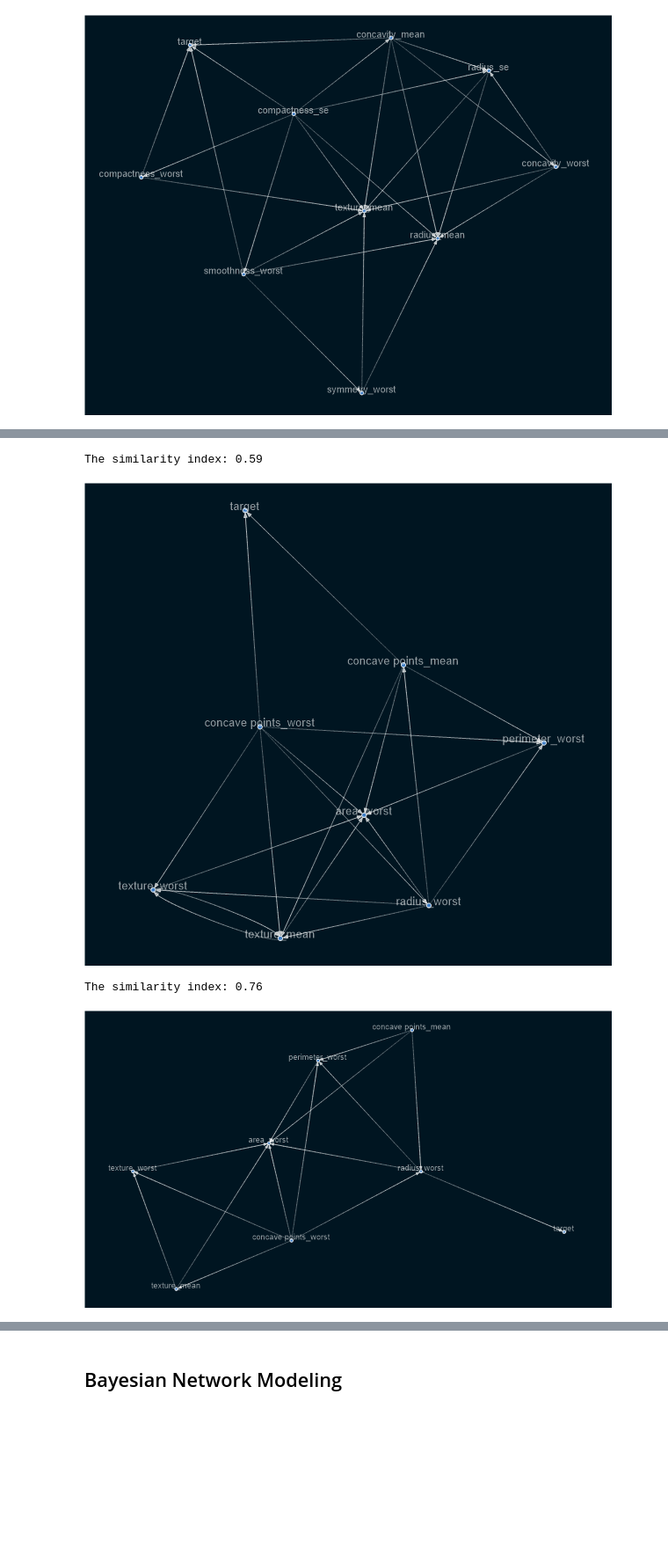
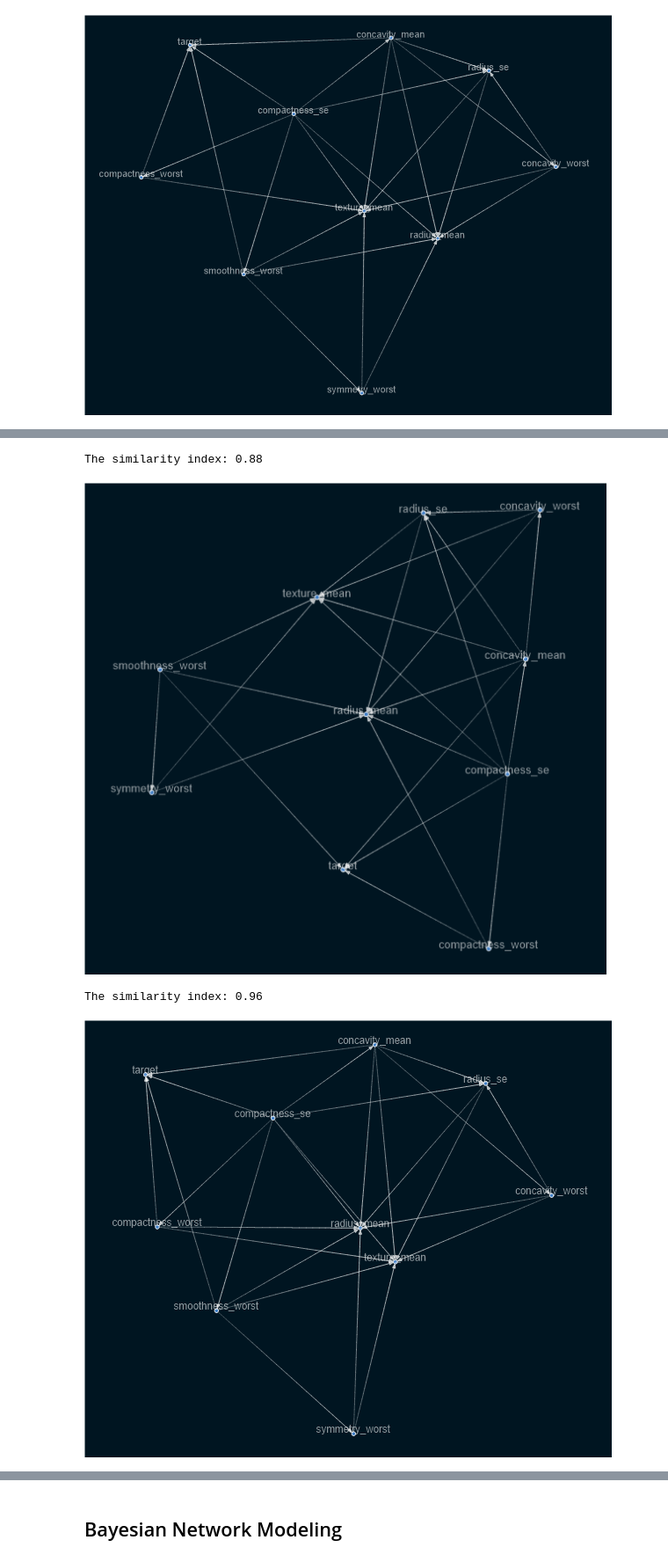
Before and after one commit to benbel376/causal_graph, a Jupyter notebook: notebooks/modeling.ipynb, the cells around one changed output, grey strips where cells are left out. Shown at 88% size. Cells and saved outputs as stored; diff of their text form; code cells hidden in the pictures; blank space fills up the shorter version.

```diff
--- a/notebooks/modeling.ipynb
+++ b/notebooks/modeling.ipynb
@@ -272,13 +272,13 @@ The similarity index: 0.44
 # %%
-print(jacc_index(ground_truth,sm40, 0.1, 0.3))
-plot_graph(sm40, 0.3)
+print(jacc_index(ground_truth,sm40, 0.8, 0.8))
+plot_graph(sm40, 0.8)
 # %% [output]
-The similarity index: 0.59
+The similarity index: 0.88
-[figure, old version]
+[figure, new version]
 # %%
-print(jacc_index(ground_truth,sm60, 0.1, 0.3))
-plot_graph(sm60, 0.3)
+print(jacc_index(ground_truth,sm60, 0.8, 0.8))
+plot_graph(sm60, 0.8)
 # %% [output]
-The similarity index: 0.76
+The similarity index: 0.96
-[figure, old version]
+[figure, new version]
 # %%
```
Also changed, not shown: parts of 7 cells of this notebook.
